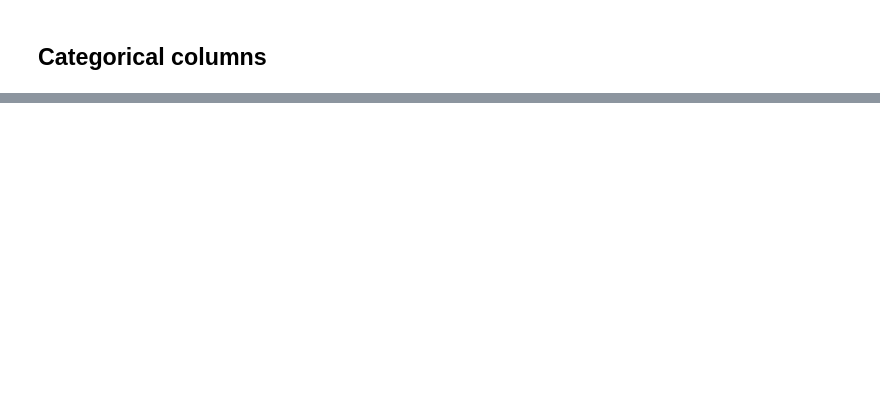
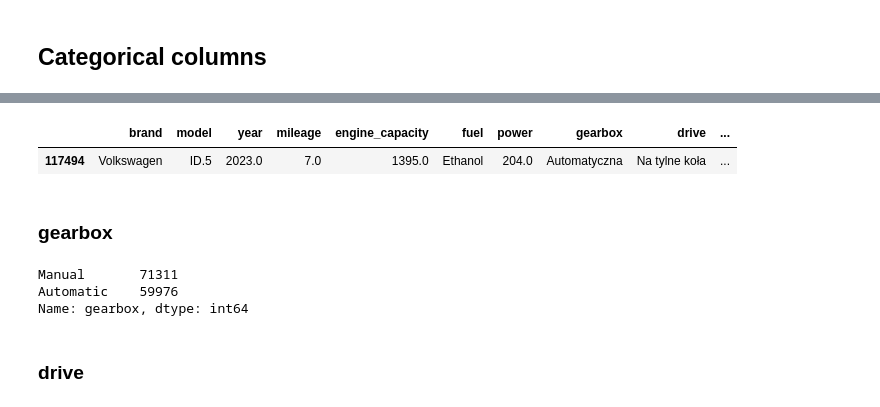
Before and after one commit to pawel-grzeszczyk/Car-Market-Analysis, a Jupyter notebook: data_cleaning.ipynb, the cells around one changed output, grey strips where cells are left out. Saved outputs shown, nothing was run; the diff lists cells and outputs as text; code cells hidden in the pictures; blank space fills up the shorter version.

```diff
--- a/data_cleaning.ipynb
+++ b/data_cleaning.ipynb
@@ -305,0 +348,3 @@ data.head()
+# %%
+# Brands Seat and Lancia should not be in the dataset, so I drop them
+data = data[~data['brand'].isin(['Seat', 'Lancia'])]
@@ -305,0 +373,6 @@ data.head()
+# %%
+value_counts = data['model'].value_counts()
+filtered_models = value_counts[value_counts < 50].index
+print(f'There are {len(filtered_models)} models with less than 50 offers.')
+
+data = data[~data['model'].isin(filtered_models)]
@@ -305,0 +383,14 @@ data.head()
+# %%
+# Translating fuel types from polish to english
+translations = {
+    'Diesel': 'Diesel',
+    'Benzyna': 'Gasoline',
+    'Hybryda': 'Hybrid',
+    'Benzyna+LPG': 'Gasoline+LPG',
+    'Elektryczny': 'Electric',
+    'Benzyna+CNG': 'Gasoline+CNG',
+    'Wodór': 'Hydrogen',
+    'Etanol': 'Ethanol'
+}
+
+data['fuel'] = data['fuel'].replace(translations)
@@ -305,0 +408,6 @@ data.head()
+# %%
+# What is interesting, there is one car that is fueled by Ethanol
+data[data['fuel'] == 'Ethanol']
+# %% [output]
+|  | brand | model | year | mileage | engine_capacity | fuel | power | gearbox | drive | ... |
+| 117494 | Volkswagen | ID.5 | 2023.0 | 7.0 | 1395.0 | Ethanol | 204.0 | Automatyczna | Na tylne koła | ... |
@@ -305,0 +417,2 @@ data.head()
+# %% [markdown]
+### **gearbox**
@@ -305,0 +427,8 @@ data.head()
+# %%
+data['gearbox'].value_counts()
+# %% [output]
+Manual       71311
+Automatic    59976
+Name: gearbox, dtype: int64
+# %% [markdown]
+### **drive**
```
Also changed, not shown: parts of 53 cells of this notebook.
